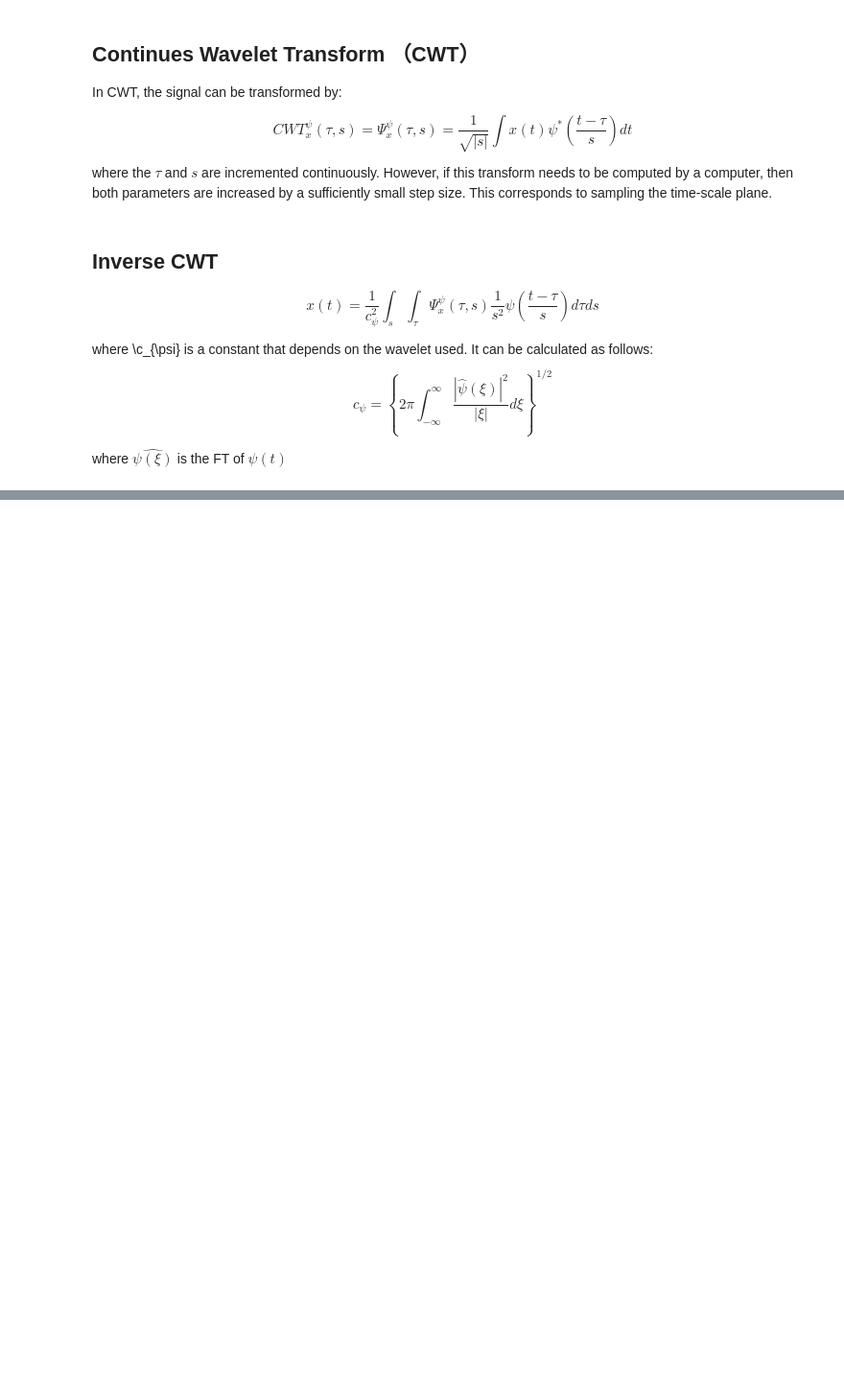
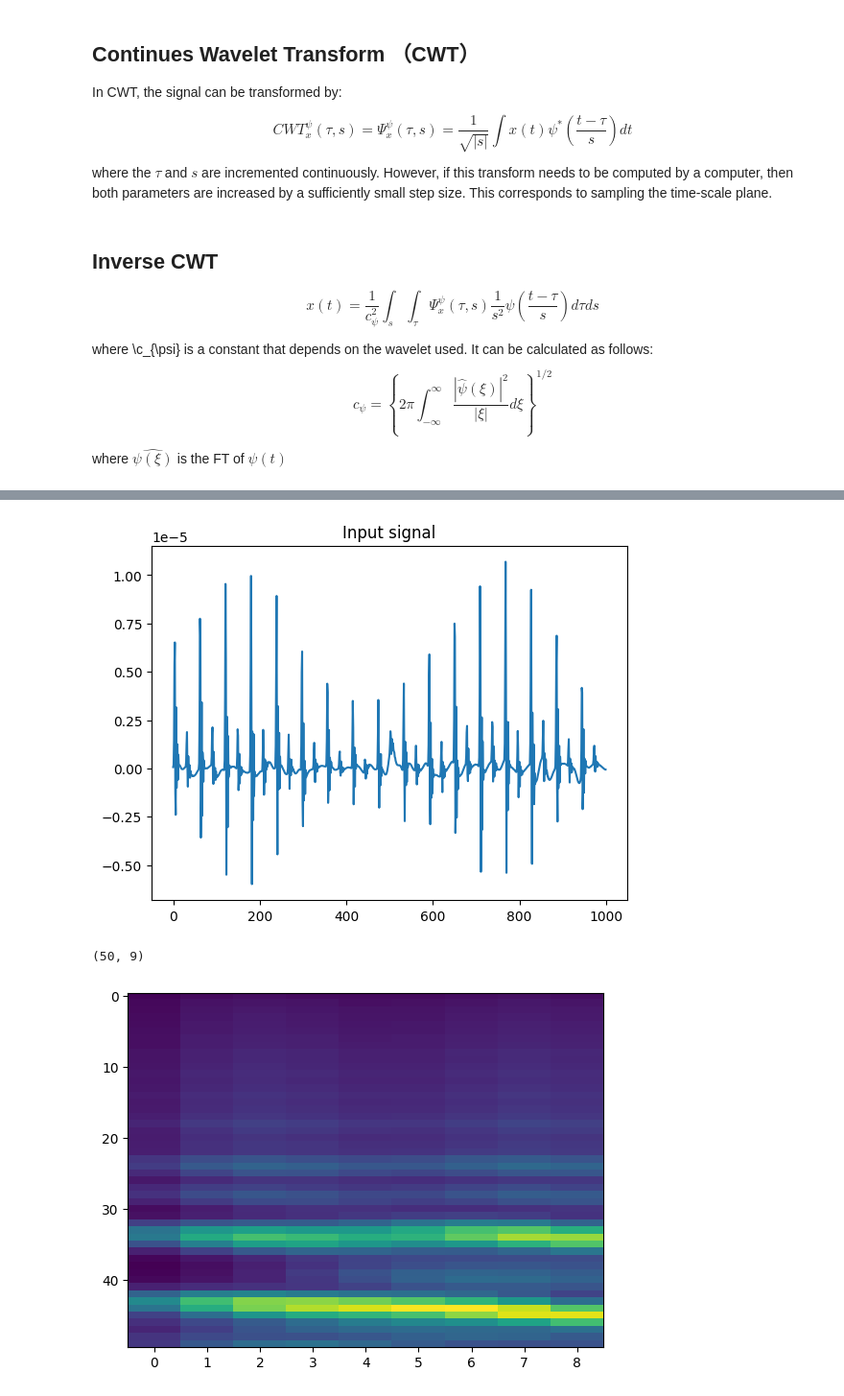
Before and after one commit to darcy1zhang/Tutorial, a Jupyter notebook: Example.ipynb, the cells around one changed output, grey strips where cells are left out. Shown at 96% size. Saved outputs shown, nothing was run; the diff lists cells and outputs as text; code cells hidden in the pictures; blank space fills up the shorter version.

```diff
--- a/Example.ipynb
+++ b/Example.ipynb
@@ -383,0 +422,18 @@ coefficients, frequencies = my_cwt(signal, scales, wavelet, fs, True)
+# %%
+import numpy as np
+import chirplet
+import matplotlib.pyplot as plt
+
+signal = np.load("./data/sim_100_0.1_90_140_train.npy")[1,:1000]
+plt.title("Input signal")
+plt.plot(signal)
+plt.show()
+
+chirps = chirplet.FCT()
+ct_matrix = chirps.compute(signal)
+plt.imshow(ct_matrix, aspect="auto")
+print(ct_matrix.shape)
+# %% [output]
+[figure, added]
+(50, 9)
+[figure, added]
```
Also changed, not shown: parts of 5 cells of this notebook, 3 other files.
